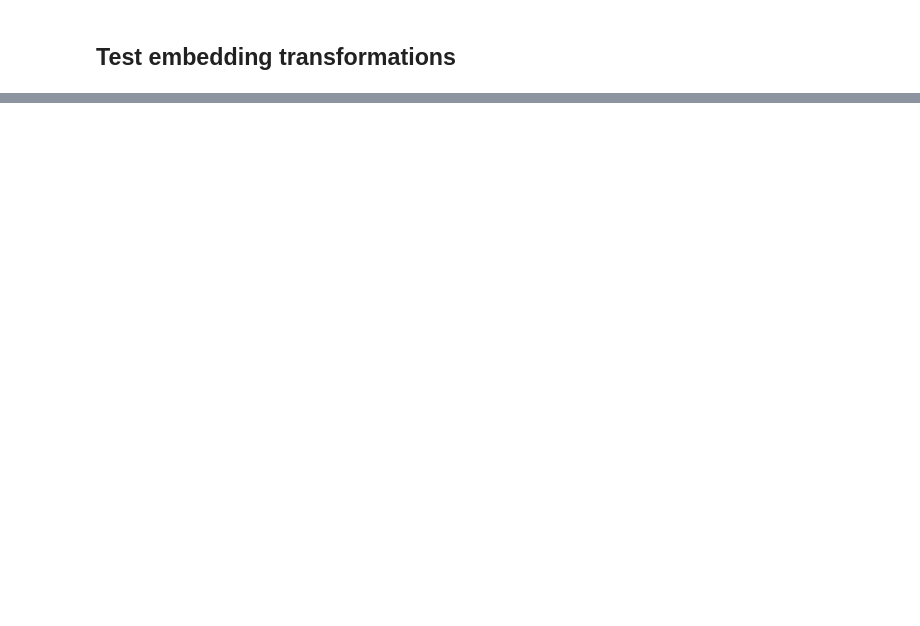
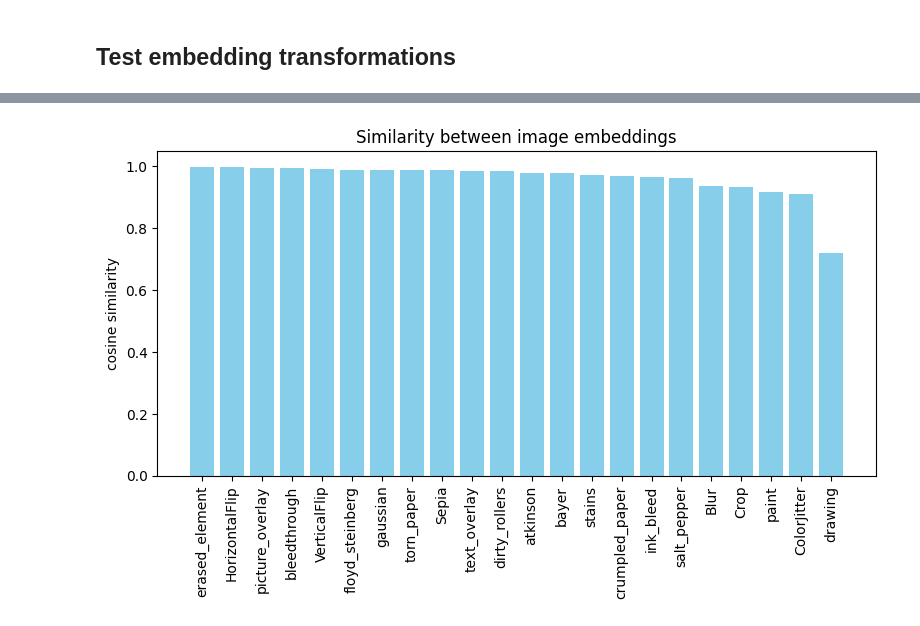
Before and after one commit to Raphael-Renard/HighVision, a Jupyter notebook: representation/image/methods/simclr.ipynb, the cells around one changed output, grey strips where cells are left out. Drawn from its saved outputs; the diff is of its cells as text; code cells hidden in the pictures; blank space fills up the shorter version.

```diff
--- a/representation/image/methods/simclr.ipynb
+++ b/representation/image/methods/simclr.ipynb
@@ -791,0 +1044,6 @@ visualize_combined(raw_features, learned_embeddings, transformations*2, labels).
+# %%
+model_architecture = SimCLRFeatureExtractor
+path = '../results/weights/simclr/model_1by1.pth'
+histogram_degrad_only(model_architecture, path, 50)
+# %% [output]
+[figure, added]
```
Also changed, not shown: parts of 23 cells of this notebook, 6 other files.
